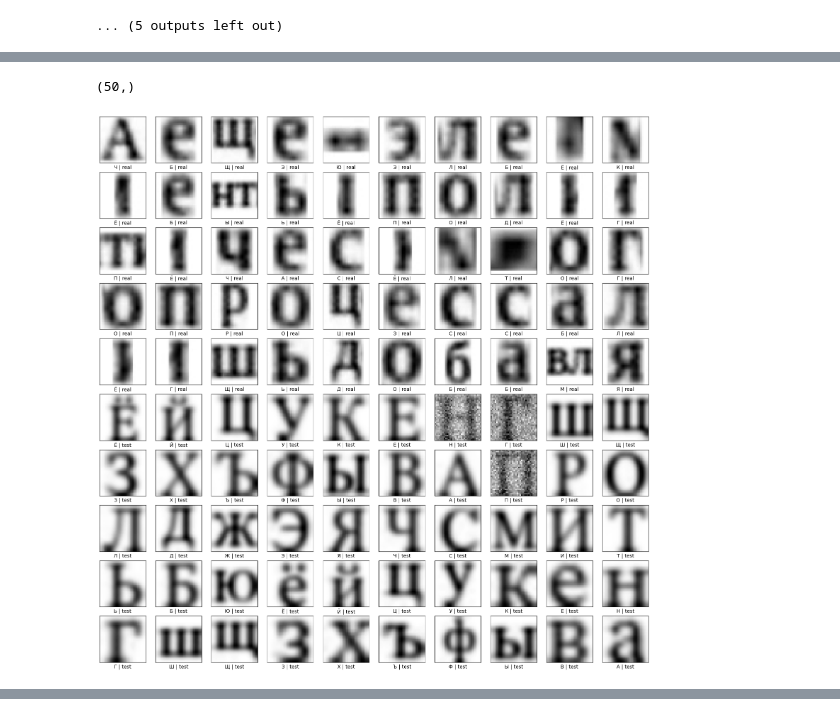
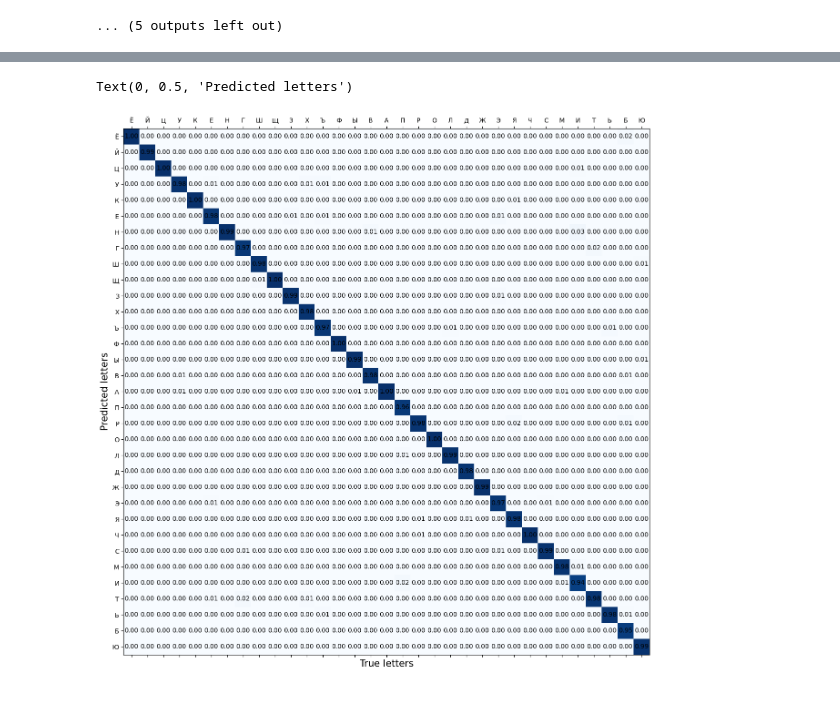
Before and after one commit to NikitaShlapak/OCR, a Jupyter notebook: letter recognition/my_swin.ipynb, the cells around one changed output, grey strips where cells are left out. Cells and saved outputs as stored; diff of their text form; code cells hidden in the pictures.

```diff
--- a/letter recognition/my_swin.ipynb
+++ b/letter recognition/my_swin.ipynb
@@ -722,18 +720,21 @@ WARNING:tensorflow:5 out of the last 666 calls to <function TensorFlowTrainer.ma
-# %%
-real_pred.argmax(-1).shape
-# %% [output]
-(50,)
-# %%
-fig, ax = plt.subplots(nrows=10, ncols=10, figsize=(20,20))
-for i in range(len(real_pred.argmax(-1))):
-    ax[i//10, i%10].imshow(real_data[i], cmap='gray')
-    ax[i//10, i%10].set_xticks([])
-    ax[i//10, i%10].set_yticks([])
-    ax[i//10, i%10].set_xlabel(f'{captions_base[real_pred.argmax(-1)[i]]} | real')
-
-    ax[i//10+5, i%10].imshow(test_x_data[i], cmap='gray')
-    ax[i//10+5, i%10].set_xticks([])
-    ax[i//10+5, i%10].set_yticks([])
-    ax[i//10+5, i%10].set_xlabel(f'{captions_base[test_pred.argmax(-1)[i]]} | test')
-# %% [output]
-[figure, removed]
+# %%
+y_pred = model.predict(dataset_test).argmax(axis=1)
+mat = np.zeros(shape=(num_letters,num_letters))
+for i in range(len(y_pred)):
+    true_ind = test_classes[i]
+    pred_ind = y_pred[i]
+    mat[true_ind, pred_ind]+=1
+
+mat=mat/mat.sum(axis=0)
+
+fig, ax = plt.subplots(figsize=(15,15))
+ax.matshow(mat, cmap='Blues')
+ax.set_xticks(range(len(captions_base)), captions_base)
+ax.set_yticks(range(len(captions_base)), captions_base)
+for i in range(len(captions_base)):
+    for j in range(len(captions_base)):
+        c = mat[j,i]
+        ax.text(i, j, f'{c:.2f}', va='center', ha='center')
+ax.set_xlabel('True letters', fontsize=15)
+ax.set_ylabel('Predicted letters', fontsize=15)
+# %% [output]
@@ -739,0 +742,2 @@ for i in range(len(real_pred.argmax(-1))):
+Text(0, 0.5, 'Predicted letters')
+[figure, added]
```
Also changed, not shown: parts of 17 cells of this notebook, 20 other files.
